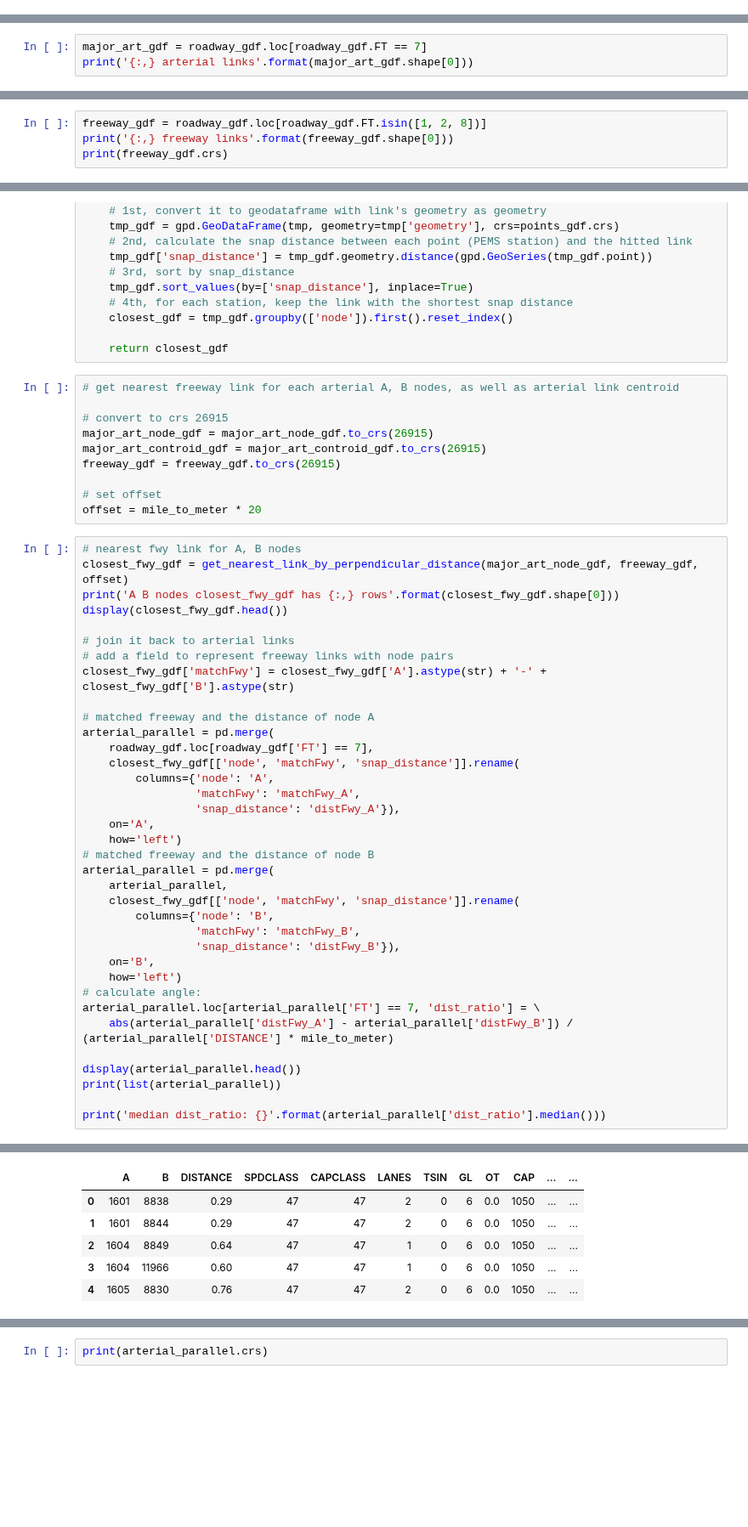
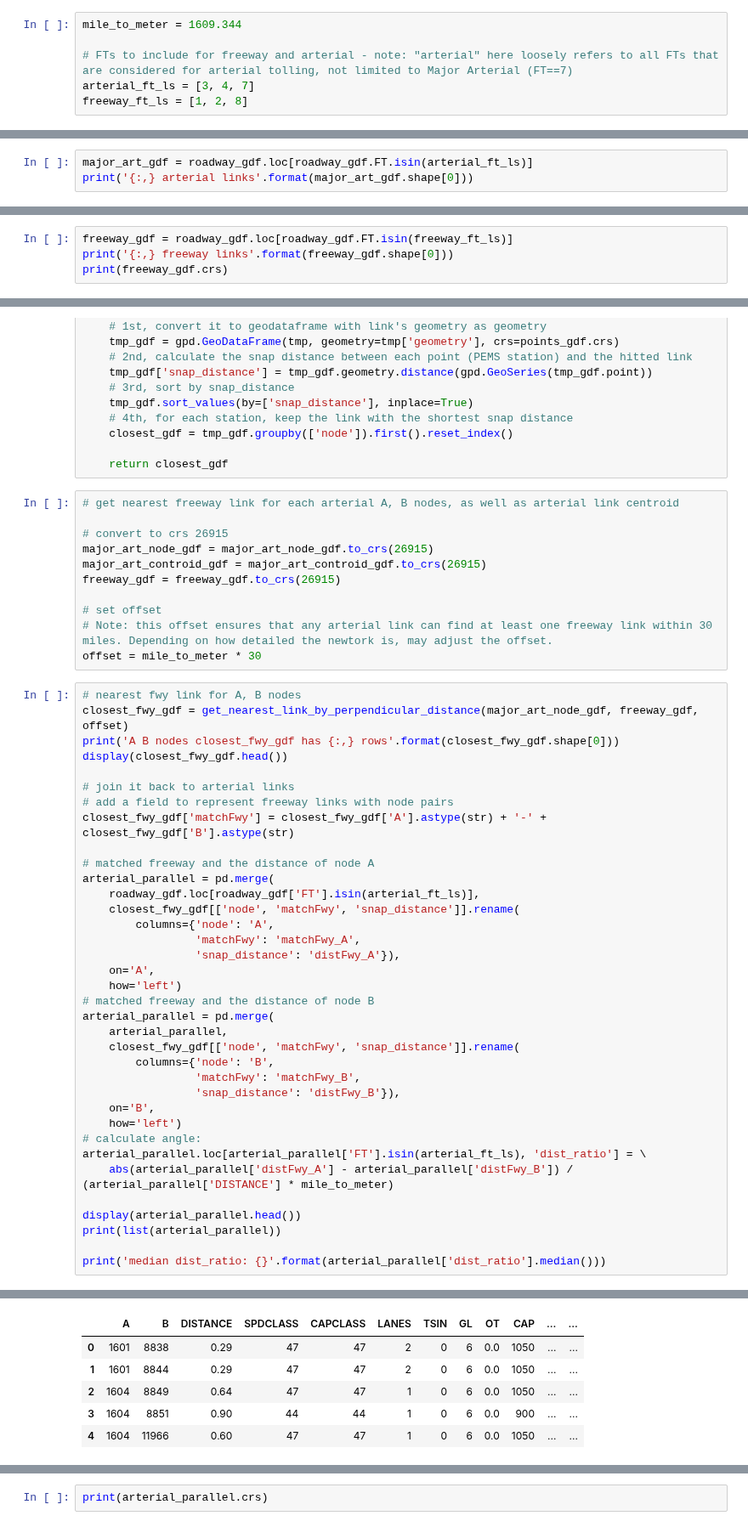
Before and after one commit to BayAreaMetro/travel-model-one, a Jupyter notebook: utilities/NextGenFwys/analyze_arterial_parallelness.ipynb, the cells around one changed output, grey strips where cells are left out. Shown at 85% size. Cells and saved outputs as stored; diff of their text form; blank space fills up the shorter version.

Commit message:
include collector links and expressway links into the arterial analysis

```diff
--- a/utilities/NextGenFwys/analyze_arterial_parallelness.ipynb
+++ b/utilities/NextGenFwys/analyze_arterial_parallelness.ipynb
@@ -9,3 +7,9 @@ mile_to_meter = 1609.344
+# %%
+mile_to_meter = 1609.344
+
+# FTs to include for freeway and arterial - note: "arterial" here loosely refers to all FTs that are considered for arterial tolling, not limited to Major Arterial (FT==7)
+arterial_ft_ls = [3, 4, 7]
+freeway_ft_ls = [1, 2, 8]
 # %%
 network_dir = r'L:\Application\Model_One\NextGenFwys\Scenarios\2035_TM152_NGF_NP02\OUTPUT\shapefile'
 # %%
@@ -22,6 +26,6 @@ roadway has 34,396 links
 | 4 | 3 | 7483 | 0.12645 | 6 | 6 | 7 | 1 | 1 | 0.42150 | 0 | ... | ... |
 5 rows × 214 columns
 # %%
-major_art_gdf = roadway_gdf.loc[roadway_gdf.FT == 7]
+major_art_gdf = roadway_gdf.loc[roadway_gdf.FT.isin(arterial_ft_ls)]
 print('{:,} arterial links'.format(major_art_gdf.shape[0]))
 # %% [output]
@@ -29,5 +33,5 @@ print('{:,} arterial links'.format(major_art_gdf.shape[0]))
 # %%
-freeway_gdf = roadway_gdf.loc[roadway_gdf.FT.isin([1, 2, 8])]
+freeway_gdf = roadway_gdf.loc[roadway_gdf.FT.isin(freeway_ft_ls)]
 print('{:,} freeway links'.format(freeway_gdf.shape[0]))
 print(freeway_gdf.crs)
 # %% [output]
@@ -172,7 +176,8 @@ major_art_controid_gdf = major_art_controid_gdf.to_crs(26915)
 freeway_gdf = freeway_gdf.to_crs(26915)
 
 # set offset
-offset = mile_to_meter * 20
+# Note: this offset ensures that any arterial link can find at least one freeway link within 30 miles. Depending on how detailed the newtork is, may adjust the offset.
+offset = mile_to_meter * 30
 # %%
 # nearest fwy link for A, B nodes
 closest_fwy_gdf = get_nearest_link_by_perpendicular_distance(major_art_node_gdf, freeway_gdf, offset)
@@ -185,7 +190,7 @@ closest_fwy_gdf['matchFwy'] = closest_fwy_gdf['A'].astype(str) + '-' + closest_f
 
 # matched freeway and the distance of node A
 arterial_parallel = pd.merge(
-    roadway_gdf.loc[roadway_gdf['FT'] == 7],
+    roadway_gdf.loc[roadway_gdf['FT'].isin(arterial_ft_ls)],
     closest_fwy_gdf[['node', 'matchFwy', 'snap_distance']].rename(
         columns={'node': 'A',
                  'matchFwy': 'matchFwy_A',
@@ -202,7 +207,7 @@ arterial_parallel = pd.merge(
     on='B',
     how='left')
 # calculate angle:
-arterial_parallel.loc[arterial_parallel['FT'] == 7, 'dist_ratio'] = \
+arterial_parallel.loc[arterial_parallel['FT'].isin(arterial_ft_ls), 'dist_ratio'] = \
     abs(arterial_parallel['distFwy_A'] - arterial_parallel['distFwy_B']) / (arterial_parallel['DISTANCE'] * mile_to_meter)
 
 display(arterial_parallel.head())
@@ -214,14 +219,14 @@ A B nodes closest_fwy_gdf has 4,797 rows
 |  | node | point | A | B | geometry | snap_distance |
 | 0 | 1601 | POINT (-2054881.686 4666292.704) | 9313 | 10046 | LINESTRING (-2054320.903 4666007.... | 348.257845 |
 | 1 | 1604 | POINT (-2052390.619 4666773.260) | 11943 | 1602 | LINESTRING (-2051607.225 4667219.... | 42.325840 |
 | 2 | 1605 | POINT (-2054310.718 4666632.211) | 10048 | 9313 | LINESTRING (-2054012.623 4666057.... | 615.086819 |
 | 3 | 1606 | POINT (-2040113.959 4627240.595) | 1622 | 1668 | LINESTRING (-2046184.115 4620862.... | 8138.006203 |
 | 4 | 1607 | POINT (-2042251.400 4627463.591) | 1622 | 1668 | LINESTRING (-2046184.115 4620862.... | 6930.727858 |
 |  | A | B | DISTANCE | SPDCLASS | CAPCLASS | LANES | TSIN | GL | OT | CAP | ... | ... |
 | 0 | 1601 | 8838 | 0.29 | 47 | 47 | 2 | 0 | 6 | 0.0 | 1050 | ... | ... |
 | 1 | 1601 | 8844 | 0.29 | 47 | 47 | 2 | 0 | 6 | 0.0 | 1050 | ... | ... |
 | 2 | 1604 | 8849 | 0.64 | 47 | 47 | 1 | 0 | 6 | 0.0 | 1050 | ... | ... |
-| 3 | 1604 | 11966 | 0.60 | 47 | 47 | 1 | 0 | 6 | 0.0 | 1050 | ... | ... |
-| 4 | 1605 | 8830 | 0.76 | 47 | 47 | 2 | 0 | 6 | 0.0 | 1050 | ... | ... |
+| 3 | 1604 | 8851 | 0.90 | 44 | 44 | 1 | 0 | 6 | 0.0 | 900 | ... | ... |
+| 4 | 1604 | 11966 | 0.60 | 47 | 47 | 1 | 0 | 6 | 0.0 | 1050 | ... | ... |
 5 rows × 219 columns
 ['A', 'B', 'DISTANCE', 'SPDCLASS', 'CAPCLASS', 'LANES', 'TSIN', 'GL', 'OT', 'CAP', 'AT', 'FT', 'SIGCOR', 'TOS', 'AUX', 'YEAR', 'FFS', 'FFT', 'FT2000', 'ROUTENUM', 'HOT', 'TOLLCLASS', 'STATE', 'CITYID' ...
```
Also changed, not shown: parts of 7 cells of this notebook.
